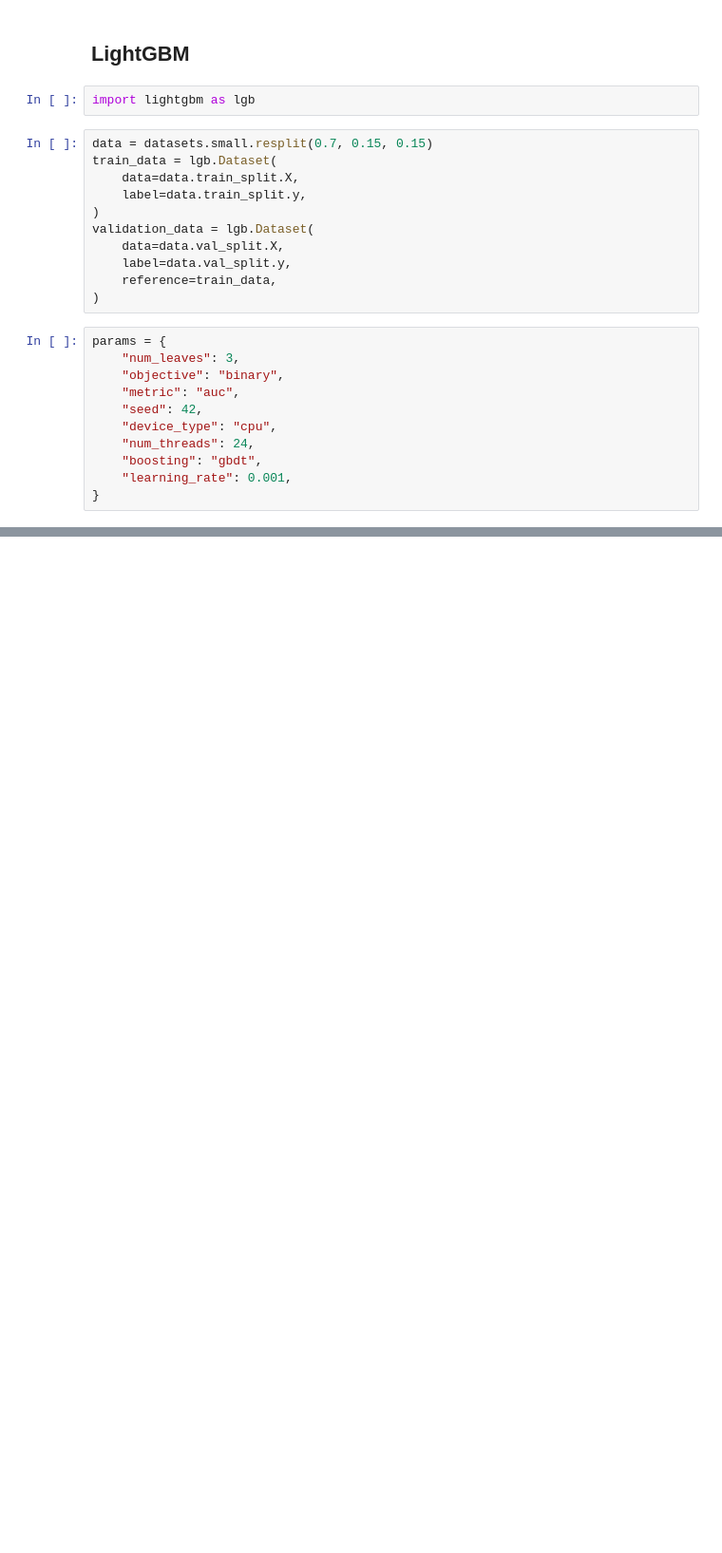
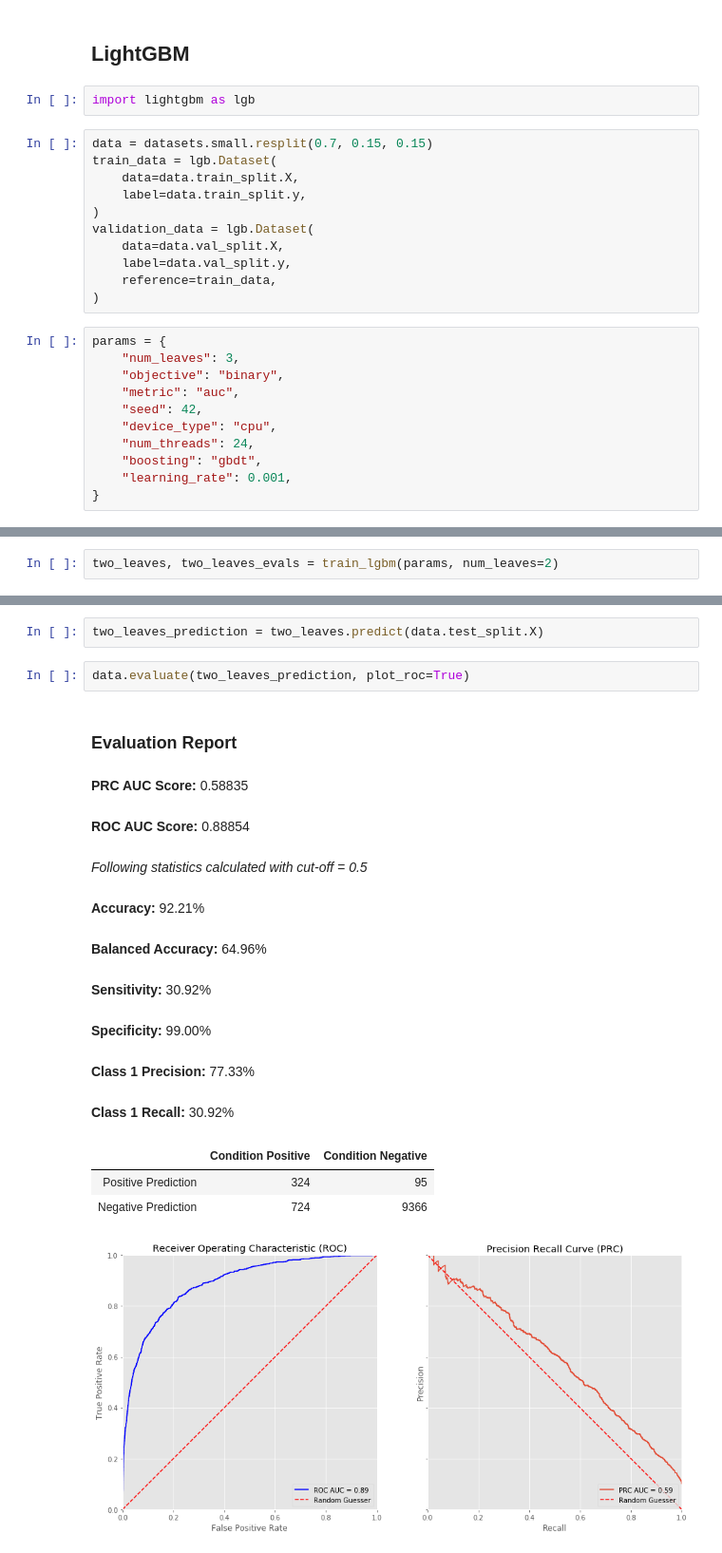
Before and after one commit to JakobGM/machine-learning-course, a Jupyter notebook: project/jakobgm.ipynb, the cells around one changed output, grey strips where cells are left out. Shown at 95% size. Saved outputs shown, nothing was run; the diff lists cells and outputs as text; blank space fills up the shorter version.

```diff
--- a/project/jakobgm.ipynb
+++ b/project/jakobgm.ipynb
@@ -887,0 +773,2 @@ three_leaves = train_lgbm(params=params)
+# %%
+two_leaves, two_leaves_evals = train_lgbm(params, num_leaves=2)
@@ -887,0 +793,20 @@ three_leaves = train_lgbm(params=params)
+# %%
+two_leaves_prediction = two_leaves.predict(data.test_split.X)
+# %%
+data.evaluate(two_leaves_prediction, plot_roc=True)
+# %% [output]
+### Evaluation Report
+__PRC AUC Score:__ 0.58835
+__ROC AUC Score:__ 0.88854
+
+_Following statistics calculated with cut-off = 0.5_
+__Accuracy:__ 92.21%
+__Balanced Accuracy:__ 64.96%
+__Sensitivity:__ 30.92%
+__Specificity:__ 99.00%
+__Class 1 Precision:__ 77.33%
+__Class 1 Recall:__ 30.92%
+|  | Condition Positive | Condition Negative |
+| Positive Prediction | 324 | 95 |
+| Negative Prediction | 724 | 9366 |
+[figure, added]
```
Also changed, not shown: parts of 26 cells of this notebook, 2 other files.
